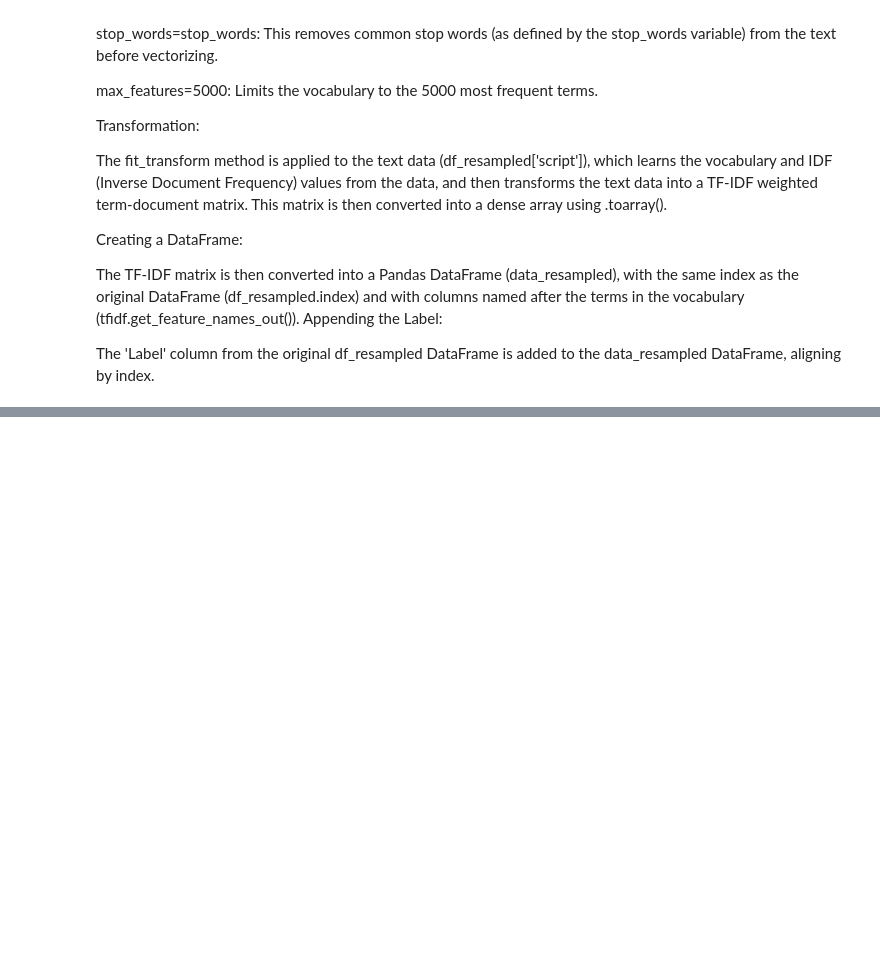
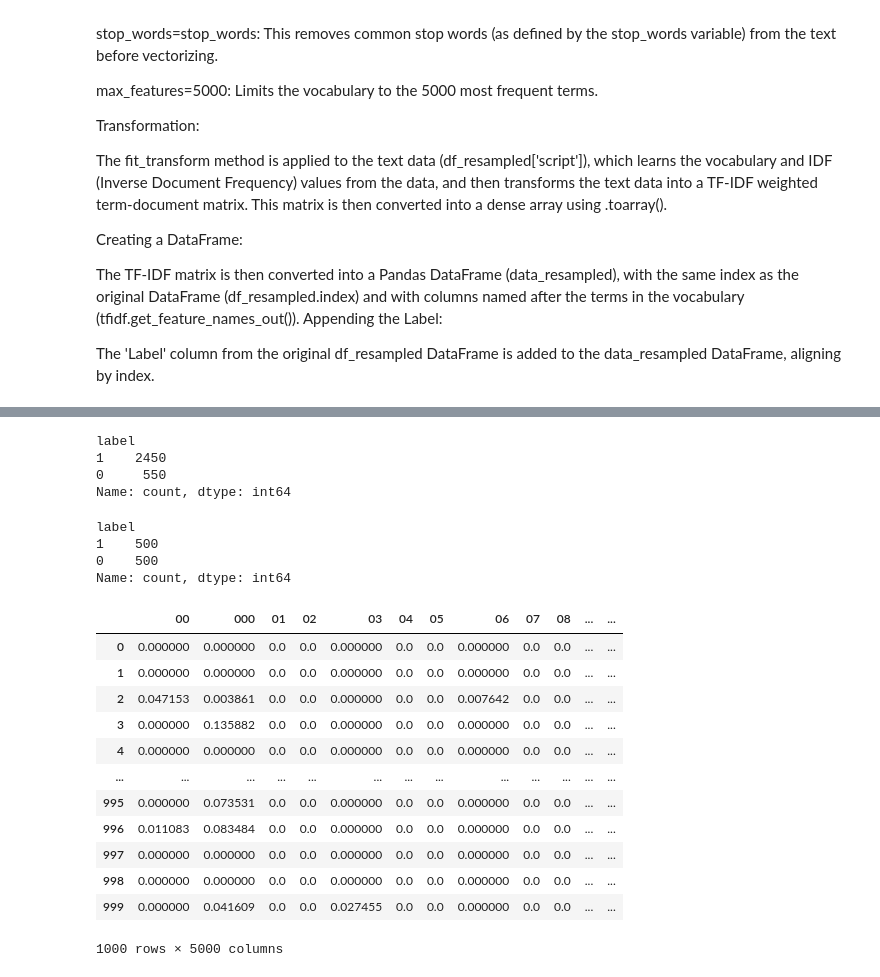
Before and after one commit to kebelouah/decisions_thesis, a Jupyter notebook: areiospagos_models.ipynb, the cells around one changed output, grey strips where cells are left out. Saved outputs shown, nothing was run; the diff lists cells and outputs as text; code cells hidden in the pictures; blank space fills up the shorter version.

```diff
--- a/areiospagos_models.ipynb
+++ b/areiospagos_models.ipynb
@@ -102,0 +107,2 @@ stop_words = preprocess_text('stopwords.txt')
+# %%
+df = pd.read_csv('areiospagos_annotation/areiospagos_annottated.csv')
@@ -102,0 +129,2 @@ stop_words = preprocess_text('stopwords.txt')
+# %%
+df['processed_text'] = df['Decision'].apply(preprocess_text)
@@ -139,0 +191,9 @@ KeyError: 'script'
+# %%
+df = df.reset_index(drop=True)
+df_ann = df_ann.reset_index(drop=True)
+
+# Add the text and label columns to a new DataFrame
+df_combined = pd.DataFrame({
+    'text': df['Decision'],  # Replace with the actual text column name in `df`
+    'label': df_ann['Label']      # Replace 'Label' with the label column name in `df_ann`
+})
@@ -139,0 +216,45 @@ KeyError: 'script'
+# %%
+df_combined['label'].value_counts()
+# %% [output]
+label
+1    2450
+0     550
+Name: count, dtype: int64
+# %%
+# Split the dataset by label
+df_0 = df_combined[df_combined['label'] == 0]
+df_1 = df_combined[df_combined['label'] == 1]
+
+# Sample equal amounts from each class
+df_0_sample = df_0.sample(500, random_state=42)
+df_1_sample = df_1.sample(500, random_state=42)
+
+# Combine the samples
+df_resampled = pd.concat([df_0_sample, df_1_sample])
+
+# Shuffle the dataset
+df_resampled = df_resampled.sample(frac=1, random_state=42).reset_index(drop=True)
+
+# Check the distribution of labels
+print(df_resampled['label'].value_counts())
+# %% [output]
+label
+1    500
+0    500
+Name: count, dtype: int64
+# %%
+df_resampled
+# %% [output]
+|  | 00 | 000 | 01 | 02 | 03 | 04 | 05 | 06 | 07 | 08 | ... | ... |
+| 0 | 0.000000 | 0.000000 | 0.0 | 0.0 | 0.000000 | 0.0 | 0.0 | 0.000000 | 0.0 | 0.0 | ... | ... |
+| 1 | 0.000000 | 0.000000 | 0.0 | 0.0 | 0.000000 | 0.0 | 0.0 | 0.000000 | 0.0 | 0.0 | ... | ... |
+| 2 | 0.047153 | 0.003861 | 0.0 | 0.0 | 0.000000 | 0.0 | 0.0 | 0.007642 | 0.0 | 0.0 | ... | ... |
+| 3 | 0.000000 | 0.135882 | 0.0 | 0.0 | 0.000000 | 0.0 | 0.0 | 0.000000 | 0.0 | 0.0 | ... | ... |
+| 4 | 0.000000 | 0.000000 | 0.0 | 0.0 | 0.000000 | 0.0 | 0.0 | 0.000000 | 0.0 | 0.0 | ... | ... |
+| ... | ... | ... | ... | ... | ... | ... | ... | ... | ... | ... | ... | ... |
+| 995 | 0.000000 | 0.073531 | 0.0 | 0.0 | 0.000000 | 0.0 | 0.0 | 0.000000 | 0.0 | 0.0 | ... | ... |
+| 996 | 0.011083 | 0.083484 | 0.0 | 0.0 | 0.000000 | 0.0 | 0.0 | 0.000000 | 0.0 | 0.0 | ... | ... |
+| 997 | 0.000000 | 0.000000 | 0.0 | 0.0 | 0.000000 | 0.0 | 0.0 | 0.000000 | 0.0 | 0.0 | ... | ... |
+| 998 | 0.000000 | 0.000000 | 0.0 | 0.0 | 0.000000 | 0.0 | 0.0 | 0.000000 | 0.0 | 0.0 | ... | ... |
+| 999 | 0.000000 | 0.041609 | 0.0 | 0.0 | 0.027455 | 0.0 | 0.0 | 0.000000 | 0.0 | 0.0 | ... | ... |
+1000 rows × 5000 columns
```
Also changed, not shown: parts of 9 cells of this notebook, 12 other files.
